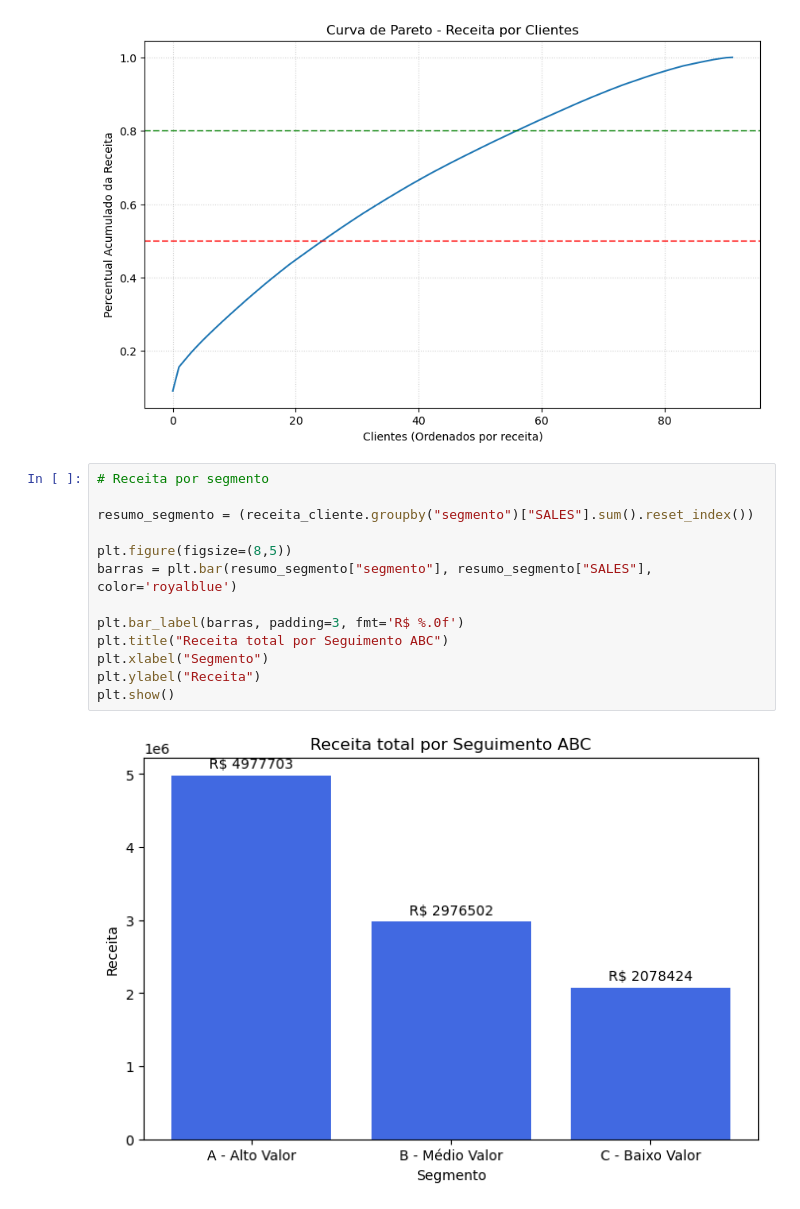
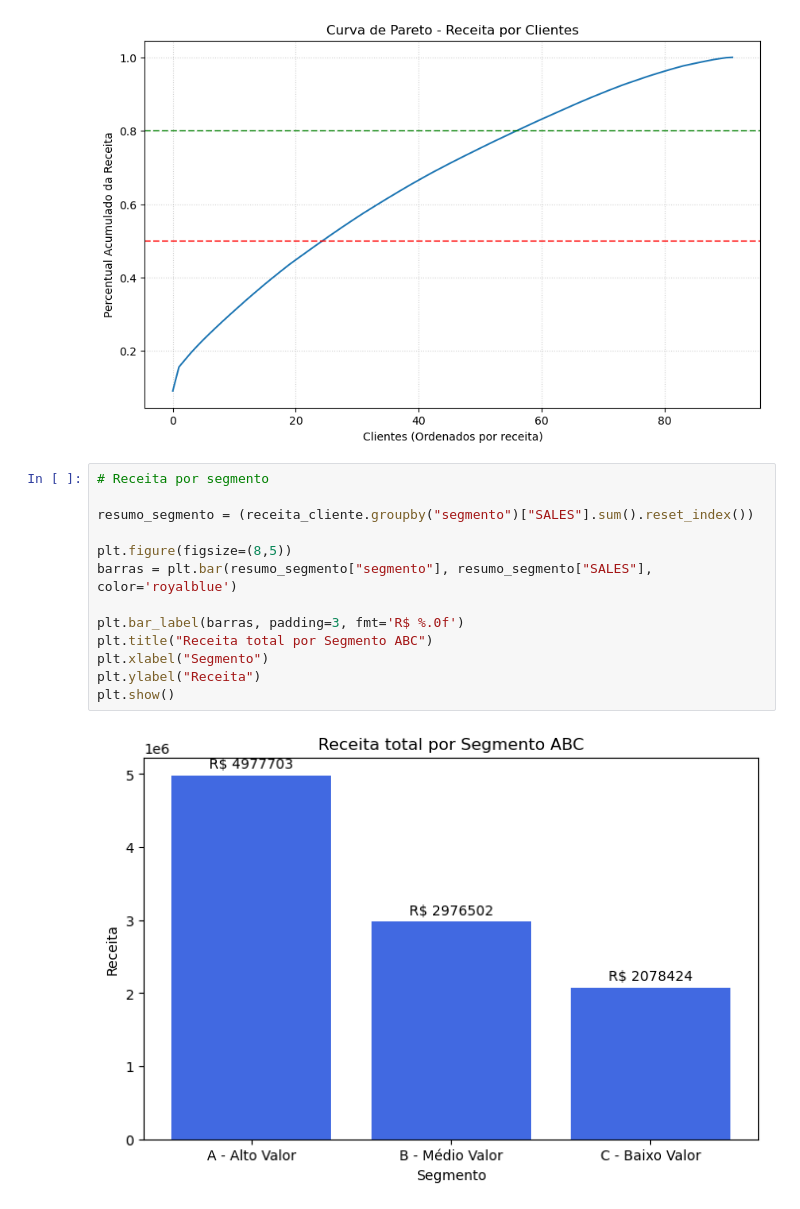
Before and after one commit to Jorge-print/data-portfolio-jorge, a Jupyter notebook: vendas/notebooks/analise_segmentacao_abc_clientes.ipynb, the cells around one changed output. Cells and saved outputs as stored; diff of their text form.

```diff
--- a/vendas/notebooks/analise_segmentacao_abc_clientes.ipynb
+++ b/vendas/notebooks/analise_segmentacao_abc_clientes.ipynb
@@ -96,18 +99,18 @@ plt.show()
 # %%
 # Receita por segmento
 
 resumo_segmento = (receita_cliente.groupby("segmento")["SALES"].sum().reset_index())
 
 plt.figure(figsize=(8,5))
 barras = plt.bar(resumo_segmento["segmento"], resumo_segmento["SALES"], color='royalblue')
 
 plt.bar_label(barras, padding=3, fmt='R$ %.0f')
-plt.title("Receita total por Seguimento ABC")
+plt.title("Receita total por Segmento ABC")
 plt.xlabel("Segmento")
 plt.ylabel("Receita")
 plt.show()
 # %% [output]
-[figure, old version]
+[figure, new version]
 # %% [markdown]
 ## Conclusões
 
```
Also changed, not shown: parts of 3 cells of this notebook.
